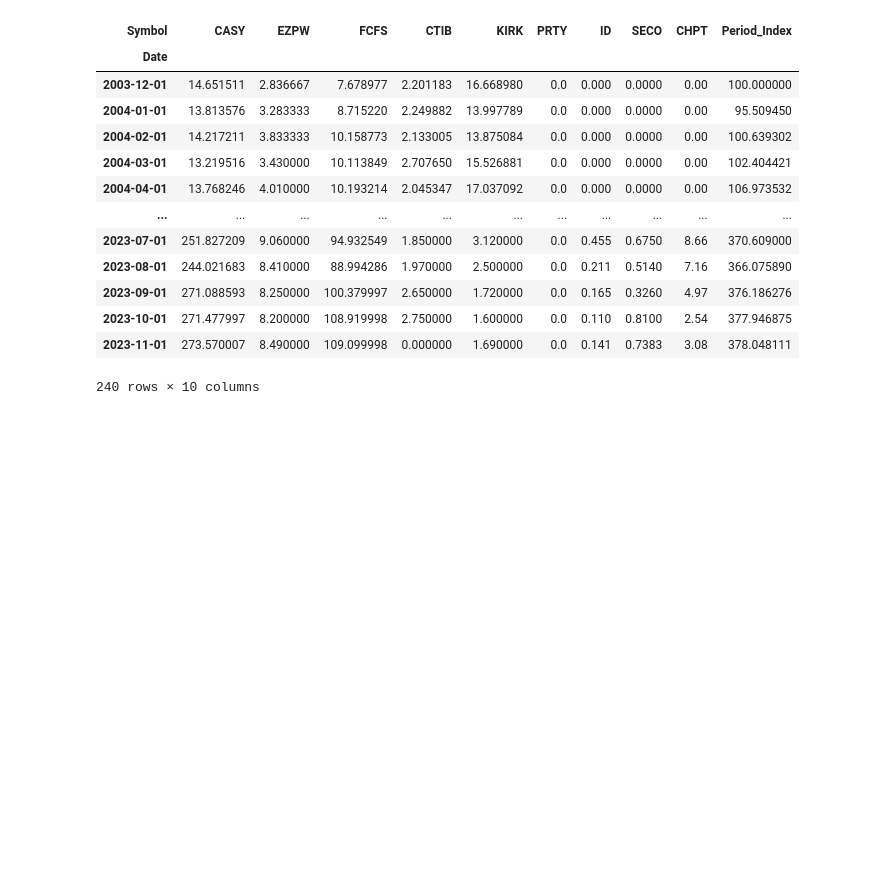
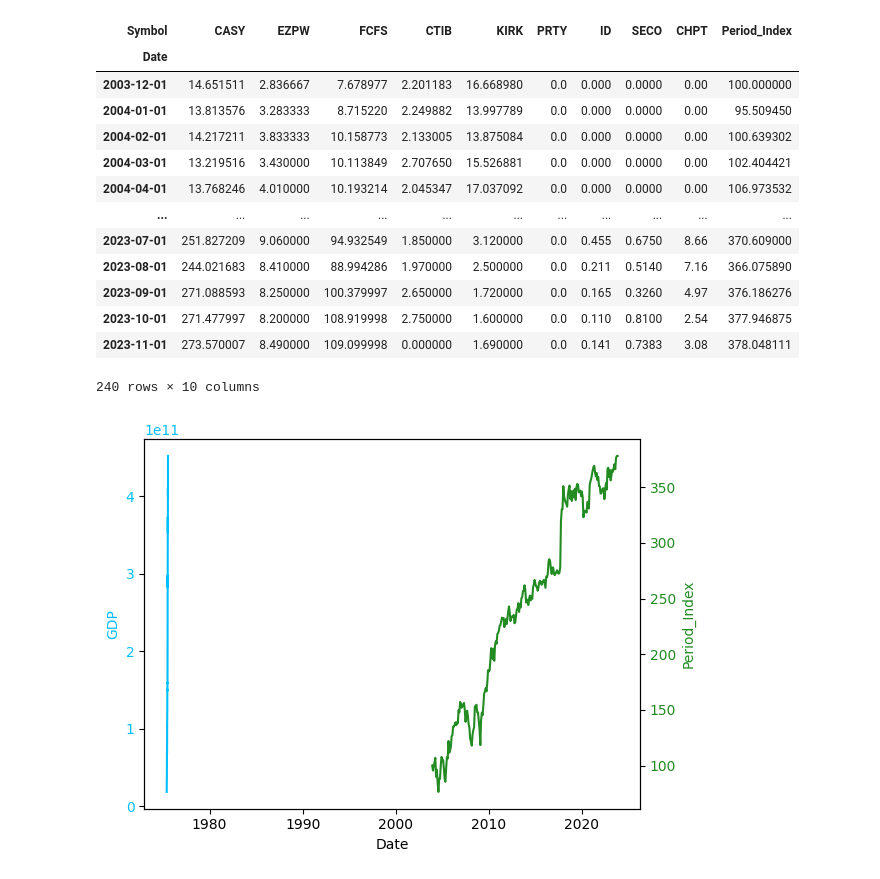
Before and after one commit to maximarbuzov/maxim, a Jupyter notebook: Untitled7.ipynb, the cells around one changed output. Cells and saved outputs as stored; diff of their text form; code cells hidden in the pictures; blank space fills up the shorter version.

```diff
--- a/Untitled7.ipynb
+++ b/Untitled7.ipynb
@@ -652,3 +652,5 @@ array([1970, 1971, 1972, 1973, 1974, 1975, 1976, 1977, 1978, 1979, 1980,
        1992, 1993, 1994, 1995, 1996, 1997, 1998, 1999, 2000, 2001, 2002,
        2003, 2004, 2005, 2006, 2007, 2008, 2009, 2010, 2011, 2012, 2013,
        2014, 2015, 2016, 2017, 2018, 2019, 2020, 2021])
+# %%
+gdp=pd.DataFrame(data=data1.groupby([' Year '])[' Gross Domestic Product (GDP) '].mean())
@@ -844,0 +870,20 @@ prices1
+# %%
+data_1 = gdp[' Gross Domestic Product (GDP) ']
+data_2 = prices1['Period_Index']
+
+fig, ax1 = plt.subplots()
+
+ax1.set_xlabel('Date')
+ax1.set_ylabel('GDP', color = 'deepskyblue')
+ax1.plot(data_1, color = 'deepskyblue')
+ax1.tick_params(axis ='y', labelcolor = 'deepskyblue')
+
+ax2 = ax1.twinx()
+
+ax2.set_ylabel('Period_Index', color = 'forestgreen')
+ax2.plot(data_2, color = 'forestgreen')
+ax2.tick_params(axis ='y', labelcolor = 'forestgreen')
+
+plt.show()
+# %% [output]
+[figure, added]
```
Also changed, not shown: parts of 3 cells of this notebook.
